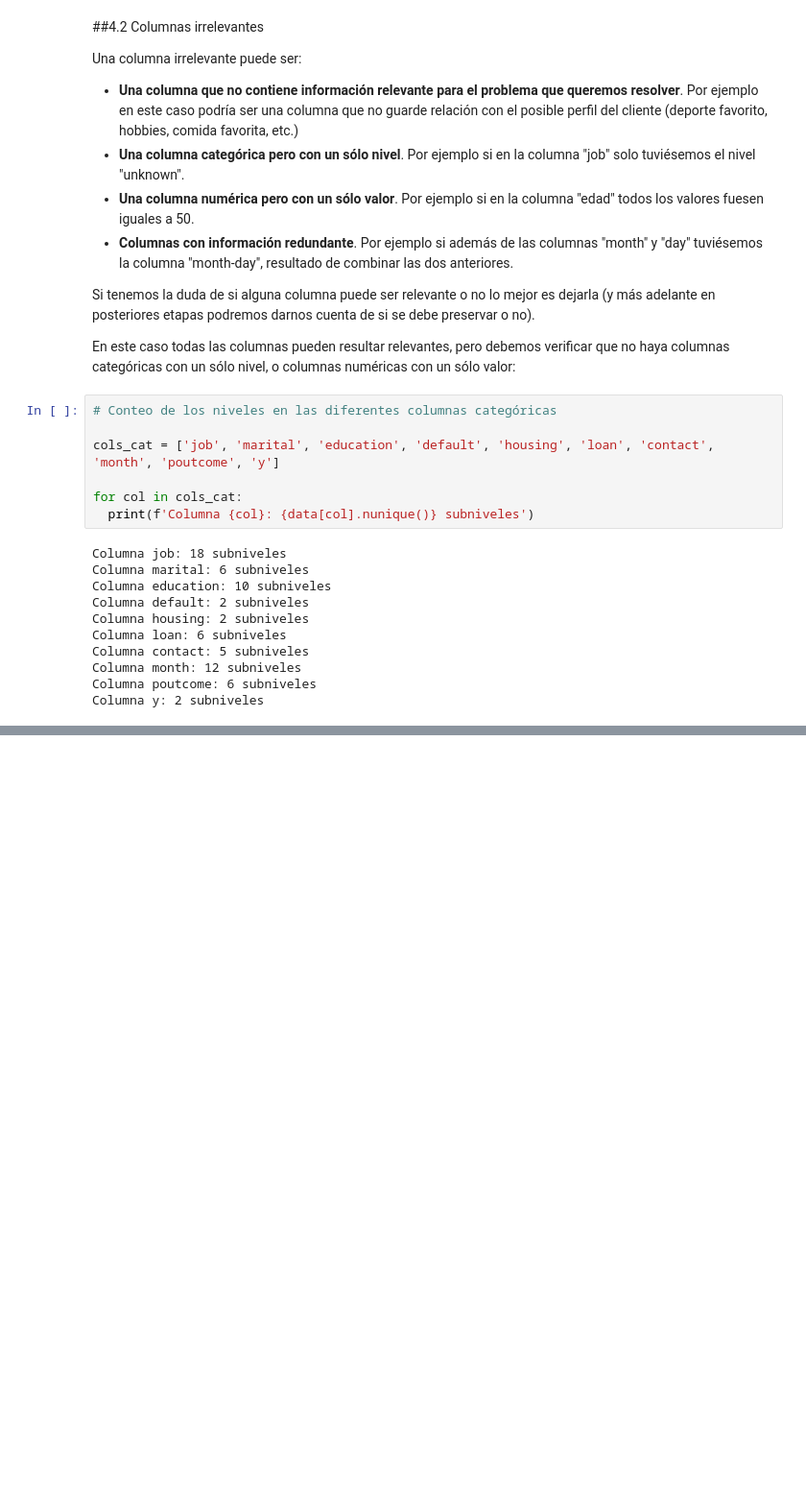
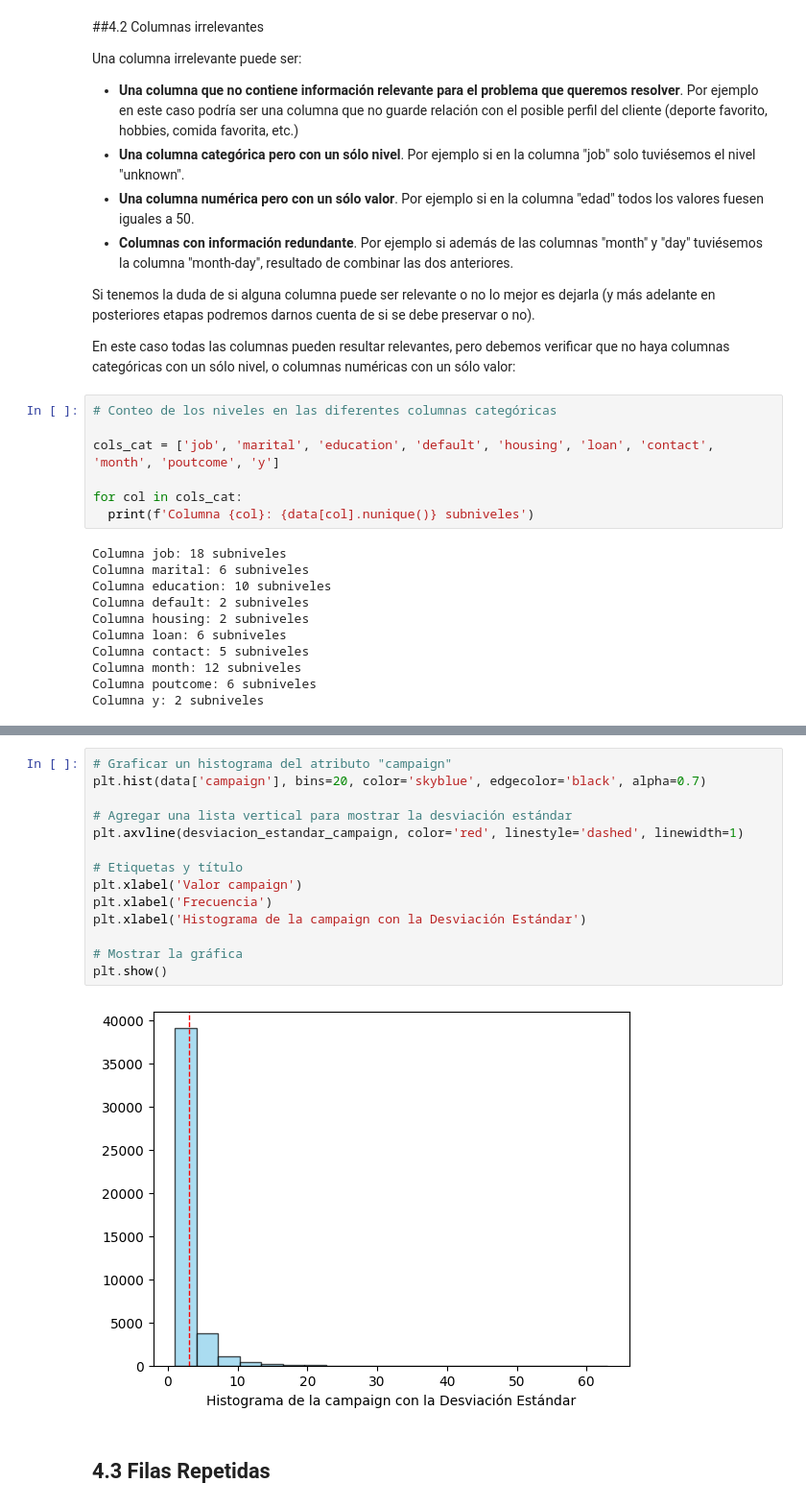
Before and after one commit to LeoPerezCTD/TalentoTech, a Jupyter notebook: Ejercicio_Limpieza_Datos.ipynb, the cells around one changed output, grey strips where cells are left out. Shown at 96% size. Drawn from its saved outputs; the diff is of its cells as text; blank space fills up the shorter version.

```diff
--- a/Ejercicio_Limpieza_Datos.ipynb
+++ b/Ejercicio_Limpieza_Datos.ipynb
@@ -163,0 +255,18 @@ Columna y: 2 subniveles
+# %%
+# Graficar un histograma del atributo "campaign"
+plt.hist(data['campaign'], bins=20, color='skyblue', edgecolor='black', alpha=0.7)
+
+# Agregar una lista vertical para mostrar la desviación estándar
+plt.axvline(desviacion_estandar_campaign, color='red', linestyle='dashed', linewidth=1)
+
+# Etiquetas y título
+plt.xlabel('Valor campaign')
+plt.xlabel('Frecuencia')
+plt.xlabel('Histograma de la campaign con la Desviación Estándar')
+
+# Mostrar la gráfica
+plt.show()
+# %% [output]
+[figure, added]
+# %% [markdown]
+## 4.3 Filas Repetidas
```
Also changed, not shown: parts of 40 cells of this notebook.
